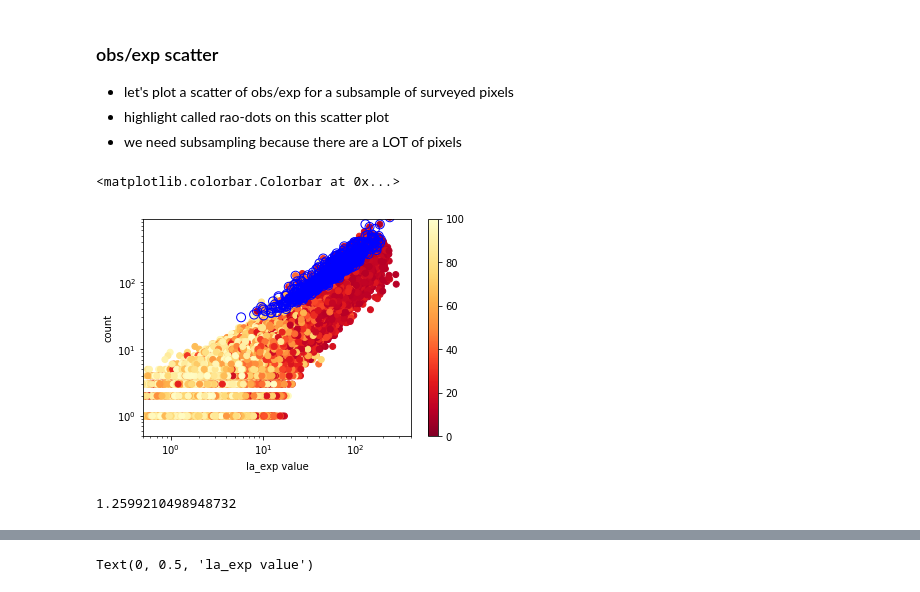
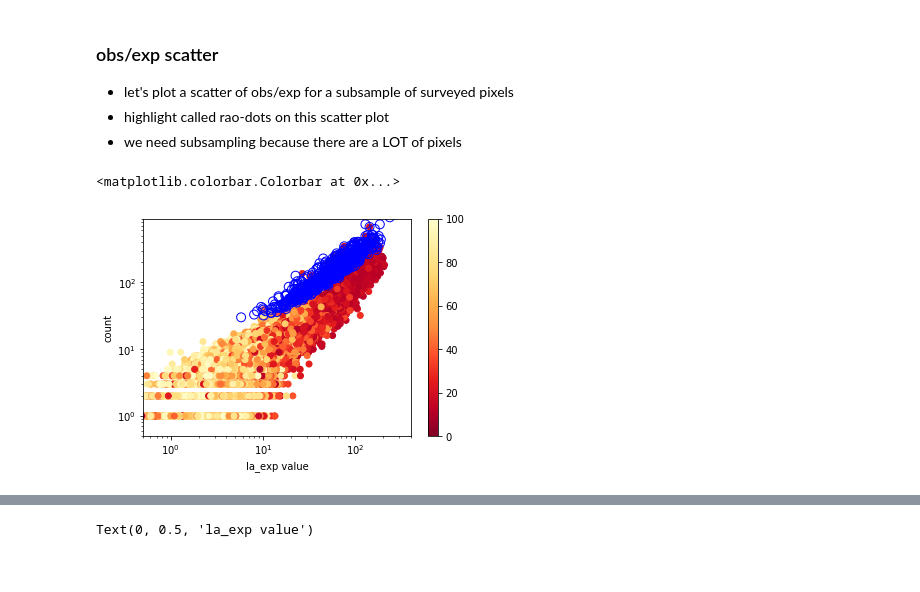
Before and after one commit to open2c/cooltools, a Jupyter notebook: doc/examples/dot-calling-internals.ipynb, the cells around one changed output, grey strips where cells are left out. Cells and saved outputs as stored; diff of their text form; code cells hidden in the pictures.

```diff
--- a/doc/examples/dot-calling-internals.ipynb
+++ b/doc/examples/dot-calling-internals.ipynb
@@ -370,42 +373,40 @@ xlabel = 'la_exp.donut.value'
 ylabel = 'count'
 
 # we might consider "downsampling" la_exp dataframe in order to make obs/exp scatter plot less busy:
-sub_la_exp = la_exp.sample(frac=0.7)
+sub_la_exp = la_exp.sample(frac=0.1)
 
 sct = plt.scatter(sub_la_exp[xlabel],
                   sub_la_exp[ylabel],
                   # color dots on the scatter by their genomic separation
                   c=sub_la_exp['bin2_id']-sub_la_exp['bin1_id'],
                   vmin=0,
                   vmax = 100,
                   cmap="YlOrRd_r")
 
 
 
-plt.scatter(yyy[xlabel],yyy[ylabel], s=80, facecolors='none', edgecolors='b')
-# plt.scatter(eeee[xlabel],eeee[ylabel], s=80, facecolors='none', edgecolors='y')
+plt.scatter(intersect_raodots[xlabel],
+            intersect_raodots[ylabel],
+            s=80,
+            facecolors='none',
+            edgecolors='b')
 
-
-
+# we can add a visual of the lambda-chunking grid on top of obs/exp scatter ...
 # plt.vlines(ledges[1:-15],ymin=0.5,ymax=900,color='red')
 
 ax = plt.gca()
 fig = plt.gcf()
 
 ax.set_xscale('log')
 ax.set_yscale('log')
 
 ax.set_xlim(0.5,400)
 ax.set_ylim(0.5,900)
 
 ax.set_ylabel("count")
 ax.set_xlabel("la_exp value")
 
-fig.colorbar(scat)
+fig.colorbar(sct)
 # %% [output]
 <matplotlib.colorbar.Colorbar at 0x...>
-[figure, old version]
+[figure, new version]
-# %%
-2**0.3333333333333333333333333333333333333333333333333333333333333
-# %% [output]
-1.2599210498948732
```
Also changed, not shown: parts of 4 cells of this notebook.
